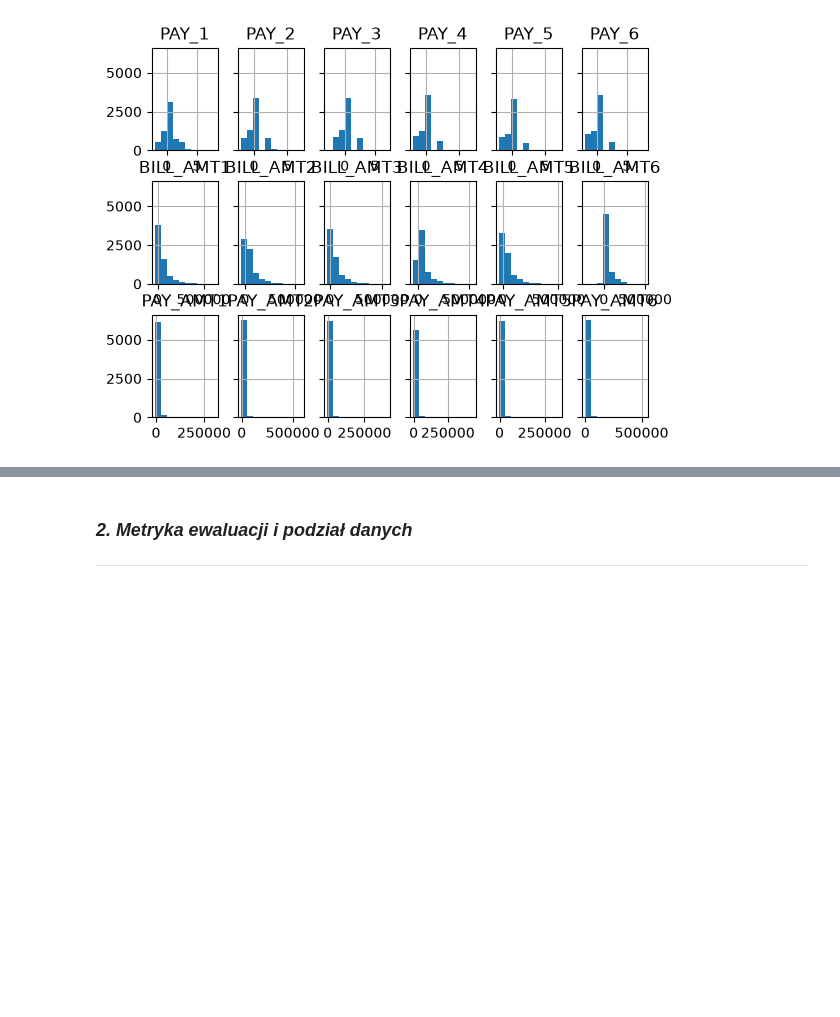
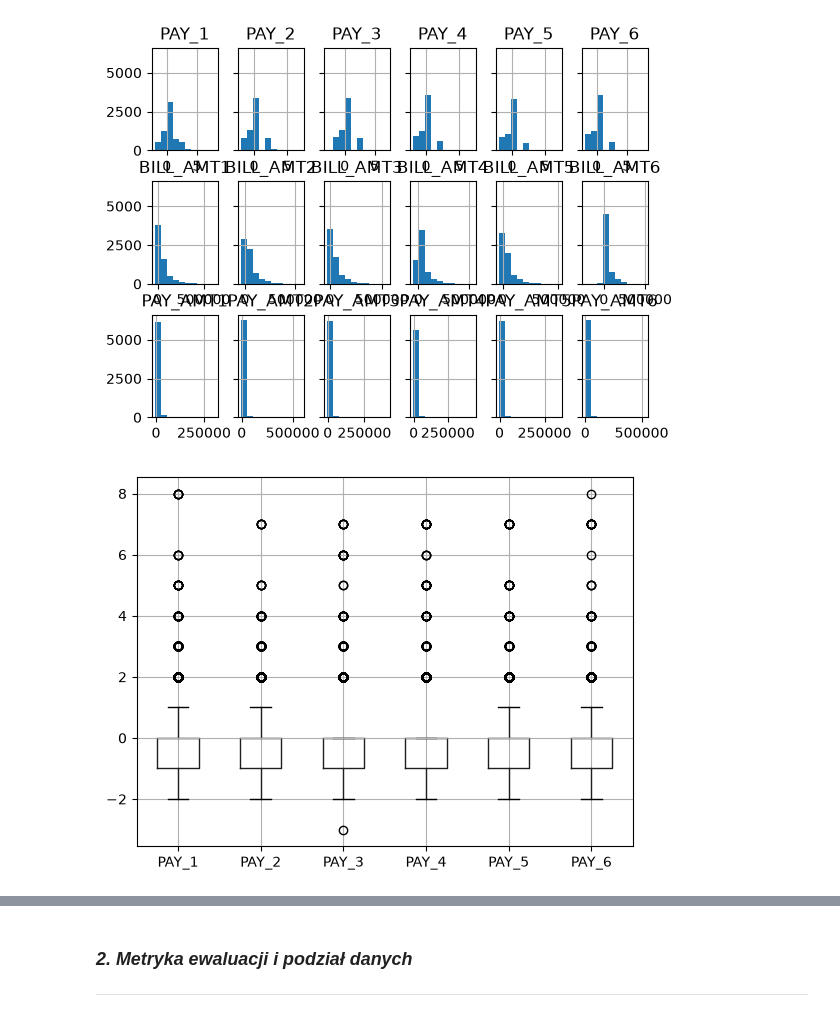
Before and after one commit to pkb-pmj/pw-sem5-ml, a Jupyter notebook: projects/KM1/notebook.ipynb, the cells around one changed output, grey strips where cells are left out. Drawn from its saved outputs; the diff is of its cells as text; code cells hidden in the pictures; blank space fills up the shorter version.

```diff
--- a/projects/KM1/notebook.ipynb
+++ b/projects/KM1/notebook.ipynb
@@ -111,3 +135,7 @@ pay_amt_cols = [f"PAY_AMT{i}" for i in range(1, 7)]
 X_train[pay_cols + bill_amt_cols + pay_amt_cols].hist(layout=(3, 6), sharey=True);
 # %% [output]
 [figure]
+# %%
+X_train[pay_cols].boxplot();
+# %% [output]
+[figure, added]
```
Also changed, not shown: parts of 19 cells of this notebook, 1 other file.
